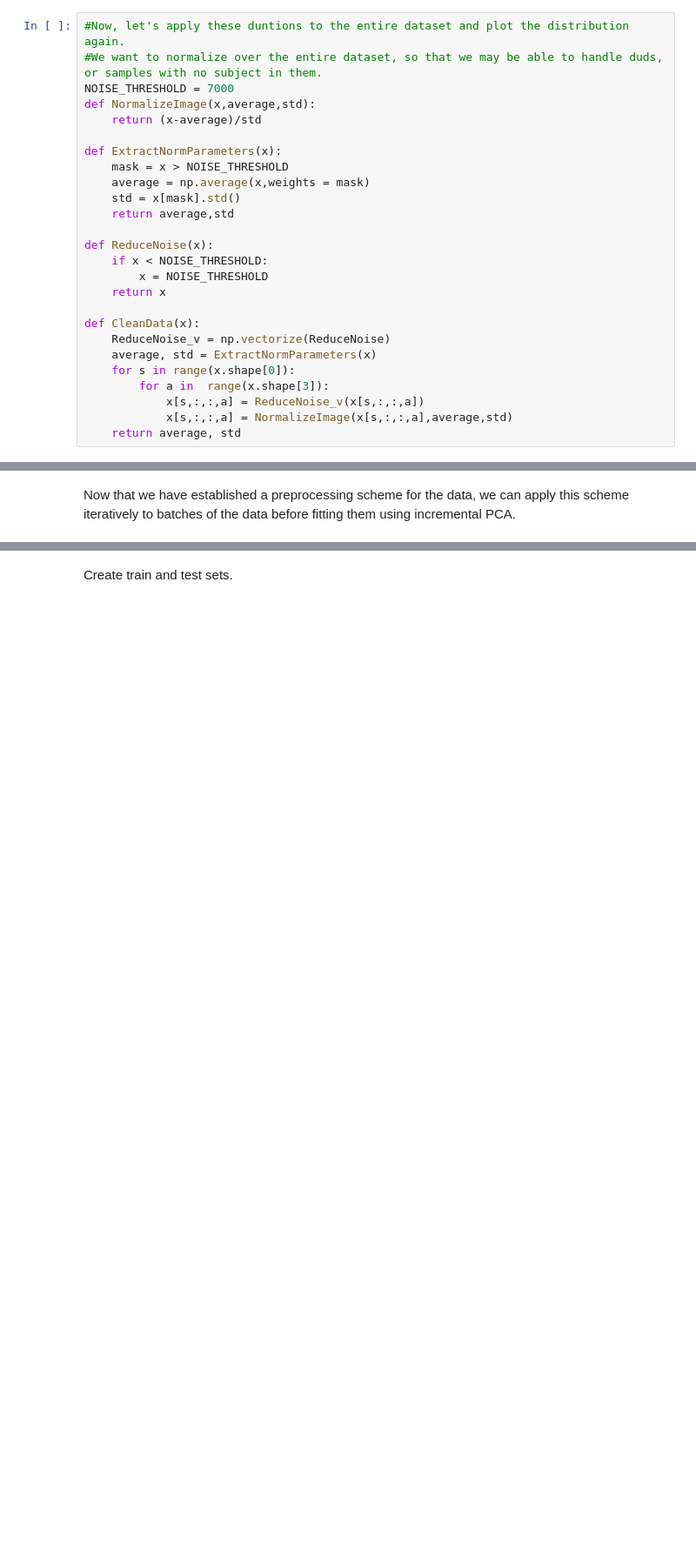
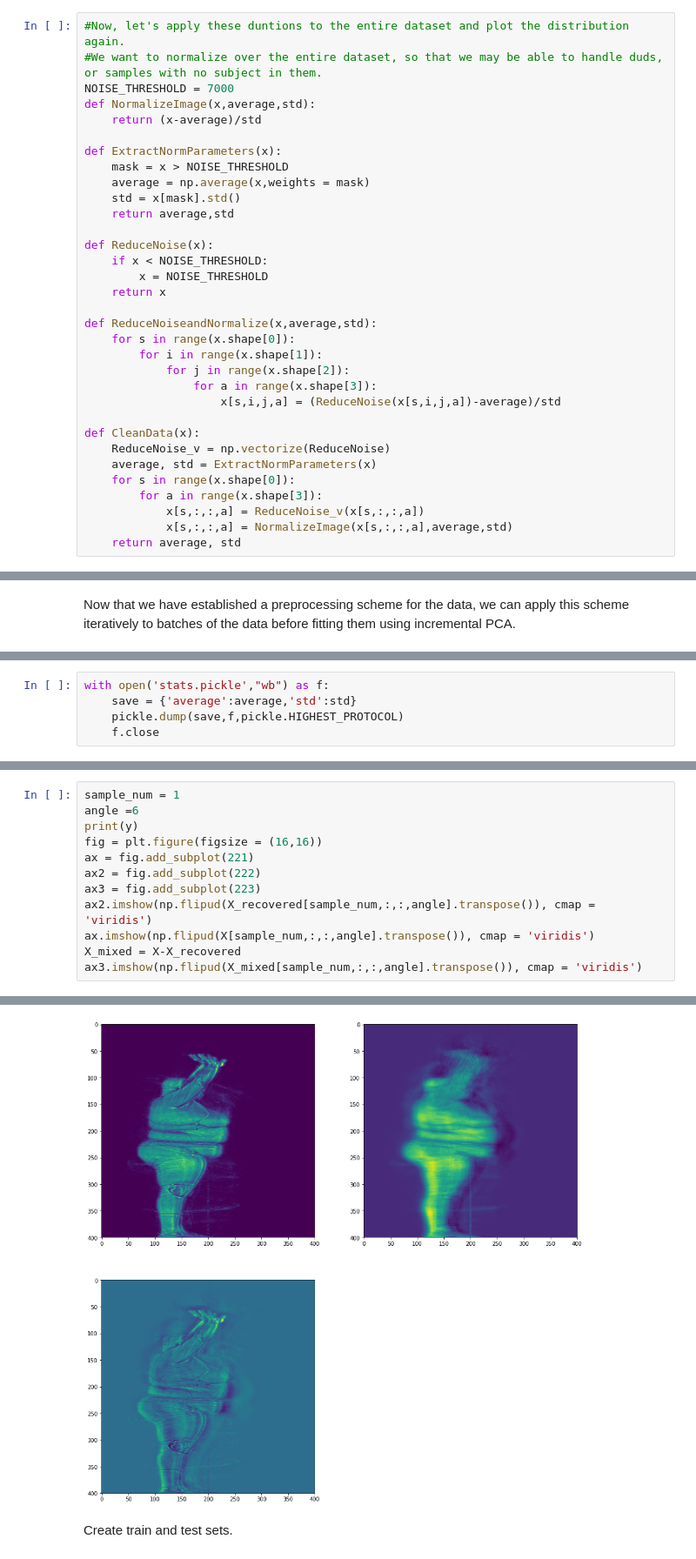
Before and after one commit to brayan07/machine-learning, a Jupyter notebook: projects/capstone/DHSThreatRecognition/Pre-Processing and Modeling.ipynb, the cells around one changed output, grey strips where cells are left out. Shown at 87% size. Drawn from its saved outputs; the diff is of its cells as text; blank space fills up the shorter version.

```diff
--- a/projects/capstone/DHSThreatRecognition/Pre-Processing and Modeling.ipynb
+++ b/projects/capstone/DHSThreatRecognition/Pre-Processing and Modeling.ipynb
@@ -71,11 +73,18 @@ def ReduceNoise(x):
         x = NOISE_THRESHOLD
     return x
 
+def ReduceNoiseandNormalize(x,average,std):
+    for s in range(x.shape[0]):
+        for i in range(x.shape[1]):
+            for j in range(x.shape[2]):
+                for a in range(x.shape[3]):
+                    x[s,i,j,a] = (ReduceNoise(x[s,i,j,a])-average)/std
+
 def CleanData(x):
     ReduceNoise_v = np.vectorize(ReduceNoise)
     average, std = ExtractNormParameters(x)
     for s in range(x.shape[0]):
-        for a in  range(x.shape[3]):
+        for a in range(x.shape[3]):
             x[s,:,:,a] = ReduceNoise_v(x[s,:,:,a])
             x[s,:,:,a] = NormalizeImage(x[s,:,:,a],average,std)
     return average, std
@@ -107,0 +115,5 @@ Now that we have established a preprocessing scheme for the data, we can apply t
+# %%
+with open('stats.pickle',"wb") as f:
+    save = {'average':average,'std':std}
+    pickle.dump(save,f,pickle.HIGHEST_PROTOCOL)
+    f.close
@@ -107,0 +410,13 @@ Now that we have established a preprocessing scheme for the data, we can apply t
+# %%
+sample_num = 1
+angle =6
+print(y)
+fig = plt.figure(figsize = (16,16))
+ax = fig.add_subplot(221)
+ax2 = fig.add_subplot(222)
+ax3 = fig.add_subplot(223)
+ax2.imshow(np.flipud(X_recovered[sample_num,:,:,angle].transpose()), cmap = 'viridis')
+ax.imshow(np.flipud(X[sample_num,:,:,angle].transpose()), cmap = 'viridis')
+X_mixed = X-X_recovered
+ax3.imshow(np.flipud(X_mixed[sample_num,:,:,angle].transpose()), cmap = 'viridis')
+# %% [output]
@@ -108,2 +434,3 @@ Now that we have established a preprocessing scheme for the data, we can apply t
+[figure, added]
 # %% [markdown]
 Create train and test sets.
```
Also changed, not shown: parts of 19 cells of this notebook, 1 other file.
